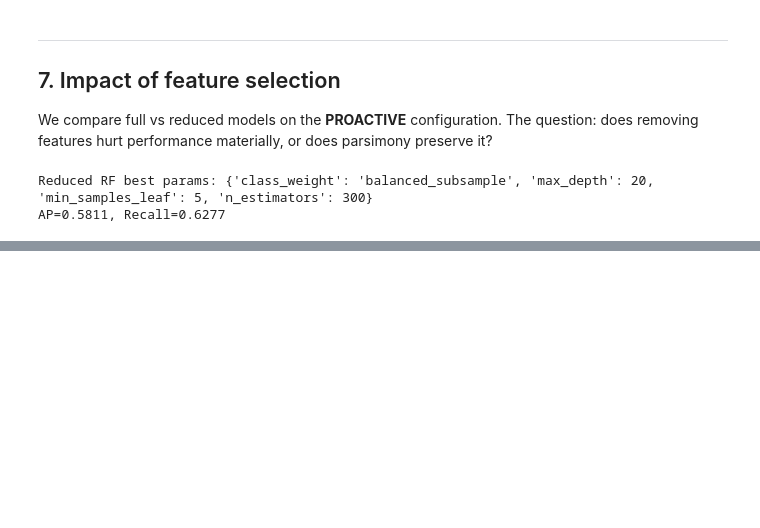
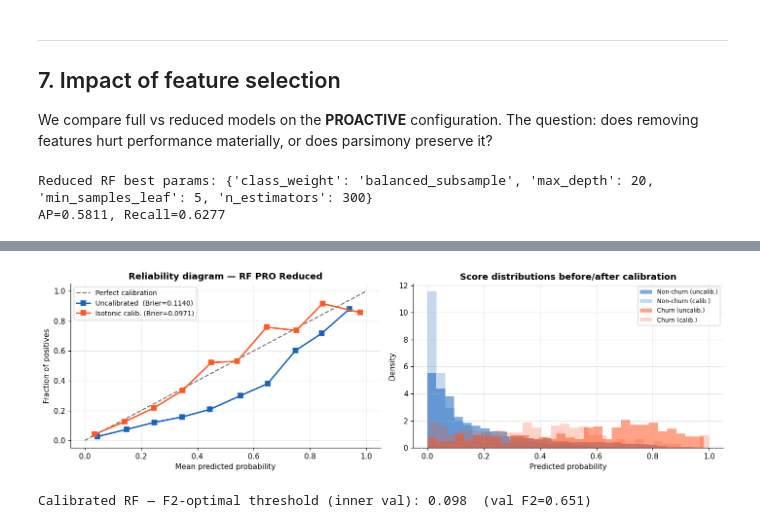
Before and after one commit to Alexis-Schneider/Fintech, a Jupyter notebook: Fintech_projet.ipynb, the cells around one changed output, grey strips where cells are left out. Cells and saved outputs as stored; diff of their text form; code cells hidden in the pictures; blank space fills up the shorter version.

```diff
--- a/Fintech_projet.ipynb
+++ b/Fintech_projet.ipynb
@@ -211,12 +219,11 @@ We build two parallel datasets, applying the same encoding and feature engineeri
 | **`FULL`** | Yes | Best-in-class predictor (benchmark) |
 | **`PROACTIVE`** | No | Deployable early-warning system |
 # %%
-# ── 2.1 Reusable preprocessing function ─────────────────────────────────────
-LEAKY_FEATURES = ['Total_Trans_Amt', 'Total_Trans_Ct',
+# ── 2.1 Reusable preprocessing function ───
+LAGGING_FEATURES = ['Total_Trans_Amt', 'Total_Trans_Ct',
                   'Total_Ct_Chng_Q4_Q1', 'Total_Amt_Chng_Q4_Q1']
 
-def preprocess(path='Dataset1.xlsx', drop_leaky=False):
-    # Returns (X, y). If drop_leaky=True, removes the 4 transactional features.
+def preprocess(path='Dataset1.xlsx', drop_lagging=False):
     df = pd.read_excel(path, sheet_name=0)
 
     # Drop ID and Naive Bayes prior columns
@@ -227,11 +234,10 @@ def preprocess(path='Dataset1.xlsx', drop_leaky=False):
     df['Churn'] = (df['Attrition_Flag'] == 'Attrited Customer').astype(int)
     df.drop(columns='Attrition_Flag', inplace=True)
 
-    # Optional: drop leaky transactional features
-    if drop_leaky:
-        df.drop(columns=LEAKY_FEATURES, inplace=True, errors='ignore')
+    if drop_lagging:
+        df.drop(columns=LAGGING_FEATURES, inplace=True, errors='ignore')
 
-    # Feature engineering (always on, both configs)
+    # Feature engineering
     df['Balance_to_Limit_Ratio'] = (
         df['Total_Revolving_Bal'] / df['Credit_Limit'].clip(lower=1)
     )
@@ -262,12 +268,12 @@ def preprocess(path='Dataset1.xlsx', drop_leaky=False):
     return X, y
 
 # Build both configurations
-X_full, y_full = preprocess(drop_leaky=False)
-X_pro,  y_pro  = preprocess(drop_leaky=True)
+X_full, y_full = preprocess(drop_lagging=False)
+X_pro,  y_pro  = preprocess(drop_lagging=True)
 
 print(f"FULL config:      {X_full.shape}  ({X_full.shape[1]} features)")
 print(f"PROACTIVE config: {X_pro.shape}  ({X_pro.shape[1]} features)")
-print(f"Removed:          {LEAKY_FEATURES}")
+print(f"Removed:          {LAGGING_FEATURES}")
 # %% [output]
 FULL config:      (10127, 25)  (25 features)
 PROACTIVE config: (10127, 21)  (21 features)
@@ -961 +1034,50 @@ MLP_PRO_Reduced 0.5788   0.8410  0.7415     0.4010
+# %%
+# ── 7.3b Reliability diagram + score distributions ───
+prob_true_unc, prob_pred_unc = calibration_curve(y_te_p, y_proba_unc, n_bins=10)
+prob_true_cal, prob_pred_cal = calibration_curve(y_te_p, y_proba_cal, n_bins=10)
+
+fig, axes = plt.subplots(1, 2, figsize=(13, 4))
+
+# Reliability diagram
+axes[0].plot([0, 1], [0, 1], '--', color=GRAY, lw=1.5, label='Perfect calibration')
+axes[0].plot(prob_pred_unc, prob_true_unc, 's-', color=BLUE, lw=2,
+             label=f'Uncalibrated  (Brier={bs_unc:.4f})')
+axes[0].plot(prob_pred_cal, prob_true_cal, 's-', color=RED, lw=2,
+             label=f'Isotonic calib. (Brier={bs_cal:.4f})')
+axes[0].set(xlabel='Mean predicted probability', ylabel='Fraction of positives',
+            title='Reliability diagram — RF PRO Reduced')
+axes[0].legend(fontsize=9); axes[0].grid(alpha=0.3)
+
+# Score distributions before / after
+for val, color in [(0, BLUE), (1, RED)]:
+    lbl = 'Non-churn' if val == 0 else 'Churn'
+    axes[1].hist(y_proba_unc[y_te_p == val], bins=30, alpha=0.55, color=color,
+                 density=True, label=f'{lbl} (uncalib.)')
+    axes[1].hist(y_proba_cal[y_te_p == val], bins=30, alpha=0.25, color=color,
+                 density=True, linestyle='--', label=f'{lbl} (calib.)')
+axes[1].set(xlabel='Predicted probability', ylabel='Density',
+            title='Score distributions before/after calibration')
+axes[1].legend(fontsize=8); axes[1].grid(alpha=0.3)
+
+plt.tight_layout(); plt.show()
+# %% [output]
+[figure, added]
+# %%
+# ── 7.3c F2 threshold on calibrated model — inner validation split ───
+# Consistent with MLP protocol: threshold chosen on val predictions, not test.
+X_t_c, X_v_c, y_t_c, y_v_c = train_test_split(
+    X_tr_p_red, y_tr_p, test_size=0.2, stratify=y_tr_p, random_state=SEED
+)
+cal_rf_tune = CalibratedClassifierCV(
+    RandomForestClassifier(**grid_red.best_params_, random_state=SEED, n_jobs=-1),
+    cv=5, method='isotonic'
+)
+cal_rf_tune.fit(X_t_c, y_t_c)
+y_val_cal = cal_rf_tune.predict_proba(X_v_c)[:, 1]
+thr_cal, f2_cal_val = best_threshold_f2(y_v_c, y_val_cal)
+
+print(f"Calibrated RF — F2-optimal threshold (inner val): {thr_cal:.3f}  "
+      f"(val F2={f2_cal_val:.3f})")
+# %% [output]
+Calibrated RF — F2-optimal threshold (inner val): 0.098  (val F2=0.651)
 # %% [markdown]
```
Also changed, not shown: parts of 44 cells of this notebook.
